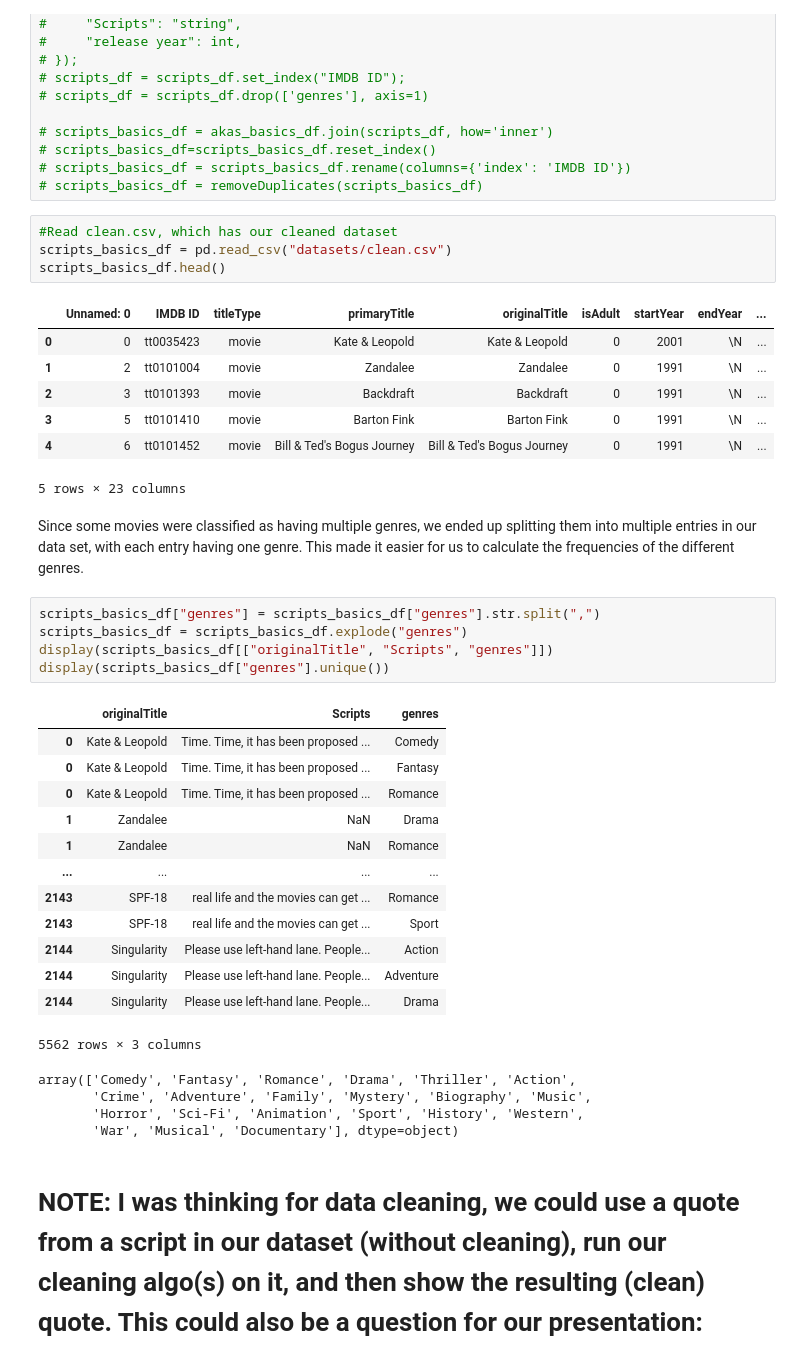
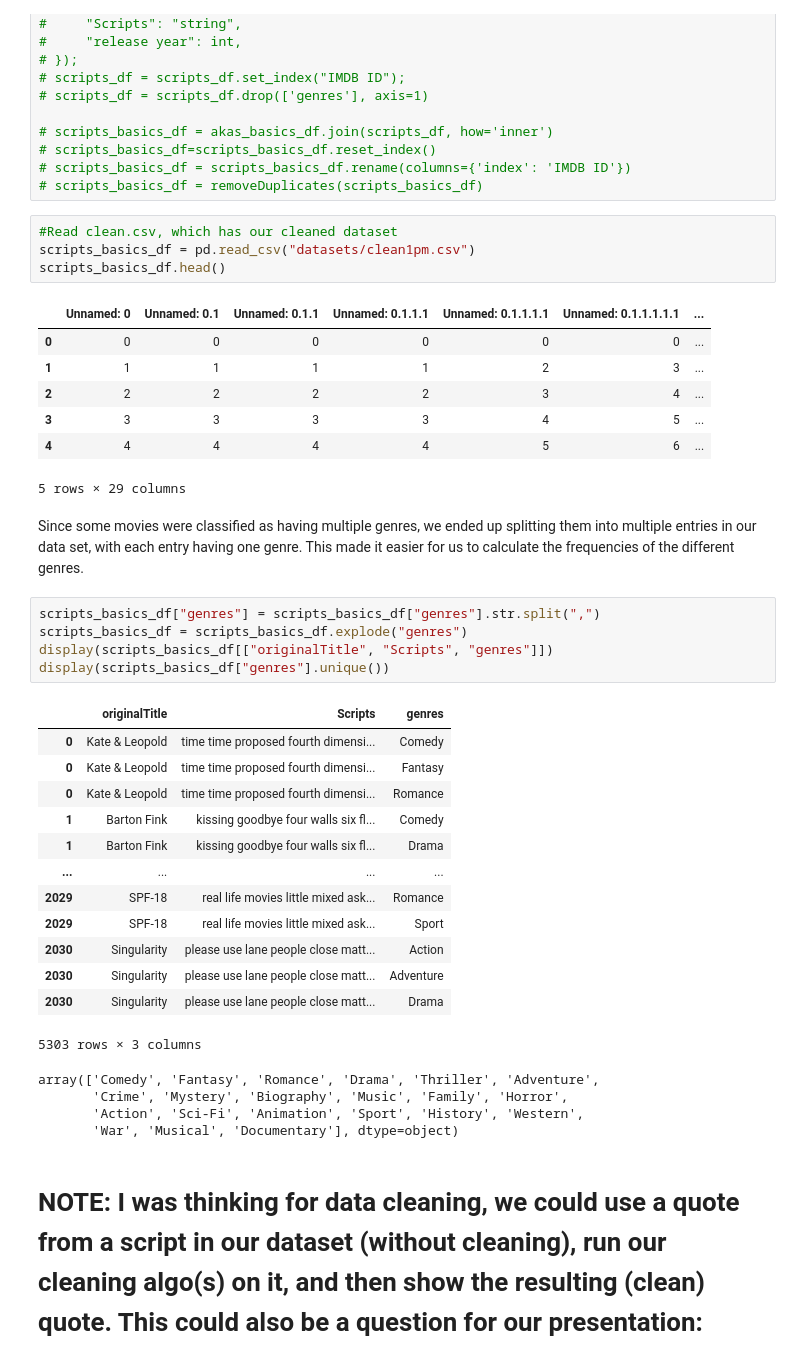
Before and after one commit to kotooriiii/CS105-Project, a Jupyter notebook: ProjectMain.ipynb, the cells around one changed output. Cells and saved outputs as stored; diff of their text form.

```diff
--- a/ProjectMain.ipynb
+++ b/ProjectMain.ipynb
@@ -95,16 +95,16 @@ We also noticed that some movies had more than one entry. This was because there
 # scripts_basics_df = removeDuplicates(scripts_basics_df)
 # %%
 #Read clean.csv, which has our cleaned dataset
-scripts_basics_df = pd.read_csv("datasets/clean.csv")
+scripts_basics_df = pd.read_csv("datasets/clean1pm.csv")
 scripts_basics_df.head()
 # %% [output]
-|  | Unnamed: 0 | IMDB ID | titleType | primaryTitle | originalTitle | isAdult | startYear | endYear | ... |
-| 0 | 0 | tt0035423 | movie | Kate & Leopold | Kate & Leopold | 0 | 2001 | \N | ... |
-| 1 | 2 | tt0101004 | movie | Zandalee | Zandalee | 0 | 1991 | \N | ... |
-| 2 | 3 | tt0101393 | movie | Backdraft | Backdraft | 0 | 1991 | \N | ... |
-| 3 | 5 | tt0101410 | movie | Barton Fink | Barton Fink | 0 | 1991 | \N | ... |
-| 4 | 6 | tt0101452 | movie | Bill & Ted's Bogus Journey | Bill & Ted's Bogus Journey | 0 | 1991 | \N | ... |
+|  | Unnamed: 0 | Unnamed: 0.1 | Unnamed: 0.1.1 | Unnamed: 0.1.1.1 | Unnamed: 0.1.1.1.1 | Unnamed: 0.1.1.1.1.1 | ... |
+| 0 | 0 | 0 | 0 | 0 | 0 | 0 | ... |
+| 1 | 1 | 1 | 1 | 1 | 2 | 3 | ... |
+| 2 | 2 | 2 | 2 | 2 | 3 | 4 | ... |
+| 3 | 3 | 3 | 3 | 3 | 4 | 5 | ... |
+| 4 | 4 | 4 | 4 | 4 | 5 | 6 | ... |
-5 rows × 23 columns
+5 rows × 29 columns
 # %% [markdown]
 Since some movies were classified as having multiple genres, we ended up splitting them into multiple entries in our data set, with each entry having one genre. This made it easier for us to calculate the frequencies of the different genres.
 # %%
@@ -114,21 +114,21 @@ display(scripts_basics_df[["originalTitle", "Scripts", "genres"]])
 display(scripts_basics_df["genres"].unique())
 # %% [output]
 |  | originalTitle | Scripts | genres |
-| 0 | Kate & Leopold | Time. Time, it has been proposed ... | Comedy |
-| 0 | Kate & Leopold | Time. Time, it has been proposed ... | Fantasy |
-| 0 | Kate & Leopold | Time. Time, it has been proposed ... | Romance |
-| 1 | Zandalee | NaN | Drama |
-| 1 | Zandalee | NaN | Romance |
+| 0 | Kate & Leopold | time time proposed fourth dimensi... | Comedy |
+| 0 | Kate & Leopold | time time proposed fourth dimensi... | Fantasy |
+| 0 | Kate & Leopold | time time proposed fourth dimensi... | Romance |
+| 1 | Barton Fink | kissing goodbye four walls six fl... | Comedy |
+| 1 | Barton Fink | kissing goodbye four walls six fl... | Drama |
 | ... | ... | ... | ... |
-| 2143 | SPF-18 | real life and the movies can get ... | Romance |
-| 2143 | SPF-18 | real life and the movies can get ... | Sport |
-| 2144 | Singularity | Please use left-hand lane. People... | Action |
-| 2144 | Singularity | Please use left-hand lane. People... | Adventure |
-| 2144 | Singularity | Please use left-hand lane. People... | Drama |
+| 2029 | SPF-18 | real life movies little mixed ask... | Romance |
+| 2029 | SPF-18 | real life movies little mixed ask... | Sport |
+| 2030 | Singularity | please use lane people close matt... | Action |
+| 2030 | Singularity | please use lane people close matt... | Adventure |
+| 2030 | Singularity | please use lane people close matt... | Drama |
-5562 rows × 3 columns
+5303 rows × 3 columns
-array(['Comedy', 'Fantasy', 'Romance', 'Drama', 'Thriller', 'Action',
-       'Crime', 'Adventure', 'Family', 'Mystery', 'Biography', 'Music',
-       'Horror', 'Sci-Fi', 'Animation', 'Sport', 'History', 'Western',
+array(['Comedy', 'Fantasy', 'Romance', 'Drama', 'Thriller', 'Adventure',
+       'Crime', 'Mystery', 'Biography', 'Music', 'Family', 'Horror',
+       'Action', 'Sci-Fi', 'Animation', 'Sport', 'History', 'Western',
        'War', 'Musical', 'Documentary'], dtype=object)
 # %% [markdown]
 # NOTE: I was thinking for data cleaning, we could use a quote from a script in our dataset (without cleaning), run our cleaning algo(s) on it, and then show the resulting (clean) quote. This could also be a question for our presentation: What quote did we use to demonstrate how we cleaned our data?
```
Also changed, not shown: parts of 3 cells of this notebook.
